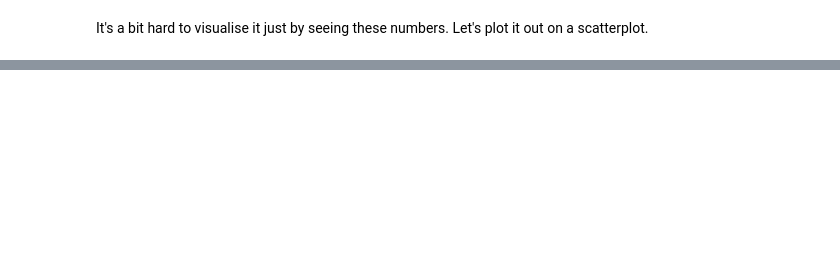
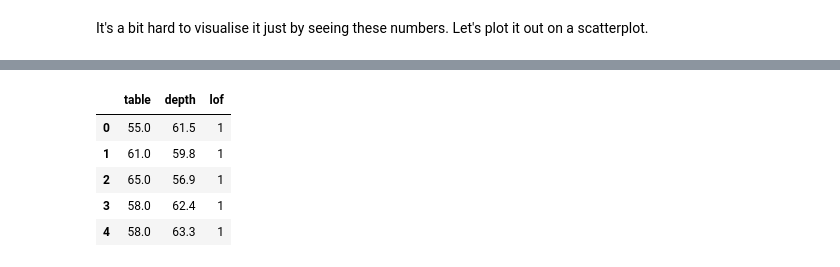
Before and after one commit to JonKohKaiEn/IE0005-Summary, a Jupyter notebook: IE0005 Summary.ipynb, the cells around one changed output, grey strips where cells are left out. Saved outputs shown, nothing was run; the diff lists cells and outputs as text; code cells hidden in the pictures; blank space fills up the shorter version.

```diff
--- a/IE0005 Summary.ipynb
+++ b/IE0005 Summary.ipynb
@@ -573,0 +576,24 @@ plt.scatter(x='table',
+# %%
+# imports
+from sklearn.neighbors import LocalOutlierFactor
+
+# create LocalOutlierFactor object
+lof = LocalOutlierFactor(n_neighbors=5)
+
+# fit the model to our data and get the local outlier factor values
+outlier_factor = lof.fit_predict(cluster_df)
+
+# copy dataset
+outlier_label_df = cluster_df.copy()
+
+# create a new column for outlier labels
+outlier_label_df['lof'] = pd.Categorical(outlier_factor)
+
+outlier_label_df.head()
+# %% [output]
+|  | table | depth | lof |
+| 0 | 55.0 | 61.5 | 1 |
+| 1 | 61.0 | 59.8 | 1 |
+| 2 | 65.0 | 56.9 | 1 |
+| 3 | 58.0 | 62.4 | 1 |
+| 4 | 58.0 | 63.3 | 1 |
```
Also changed, not shown: parts of 6 cells of this notebook.
